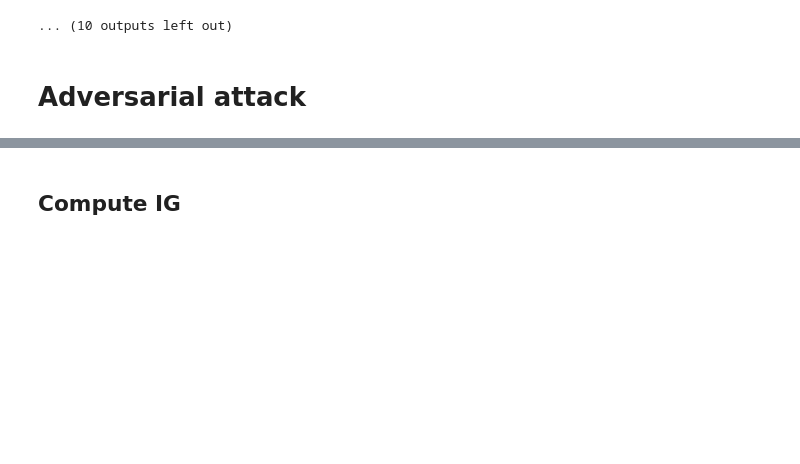
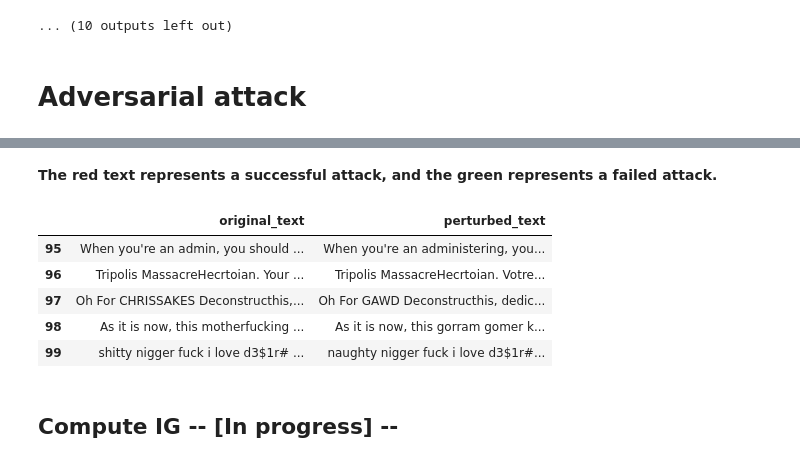
Before and after one commit to naryst/toxic_comments_classification, a Jupyter notebook: Model_Text_Classification.ipynb, the cells around one changed output, grey strips where cells are left out. Saved outputs shown, nothing was run; the diff lists cells and outputs as text; code cells hidden in the pictures; blank space fills up the shorter version.

```diff
--- a/Model_Text_Classification.ipynb
+++ b/Model_Text_Classification.ipynb
@@ -360,5 +581,19 @@ EVALUATING at iteration - 180
+# %% [markdown]
+**The red text represents a successful attack, and the green represents a failed attack.**
+# %%
+from IPython.core.display import display, HTML
+display(
+    HTML(df_attacks_train[["original_text", "perturbed_text"]].tail().to_html(escape=False))
+)
+# %% [output]
+|  | original_text | perturbed_text |
+| 95 | When you're an admin, you should ... | When you're an administering, you... |
+| 96 | Tripolis MassacreHecrtoian. Your ... | Tripolis MassacreHecrtoian. Votre... |
+| 97 | Oh For CHRISSAKES Deconstructhis,... | Oh For GAWD Deconstructhis, dedic... |
+| 98 | As it is now, this motherfucking ... | As it is now, this gorram gomer k... |
+| 99 | shitty nigger fuck i love d3$1r# ... | naughty nigger fuck i love d3$1r#... |
 # %% [markdown]
-## Compute IG
+## Compute IG -- [In progress] --
 # %%
 !pip install captum
 # %%
```
Also changed, not shown: parts of 24 cells of this notebook.
